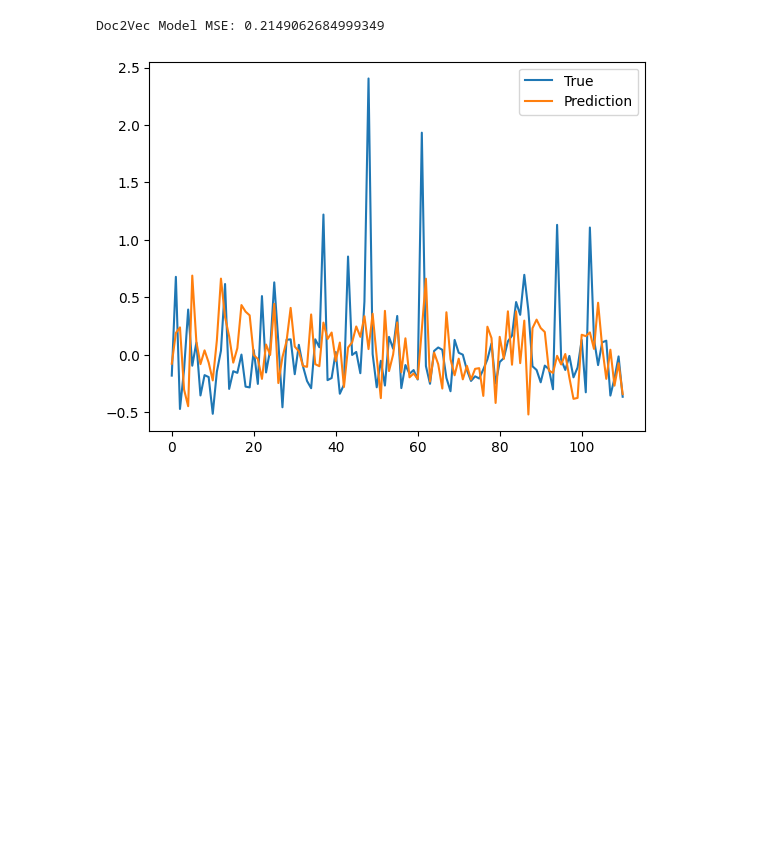
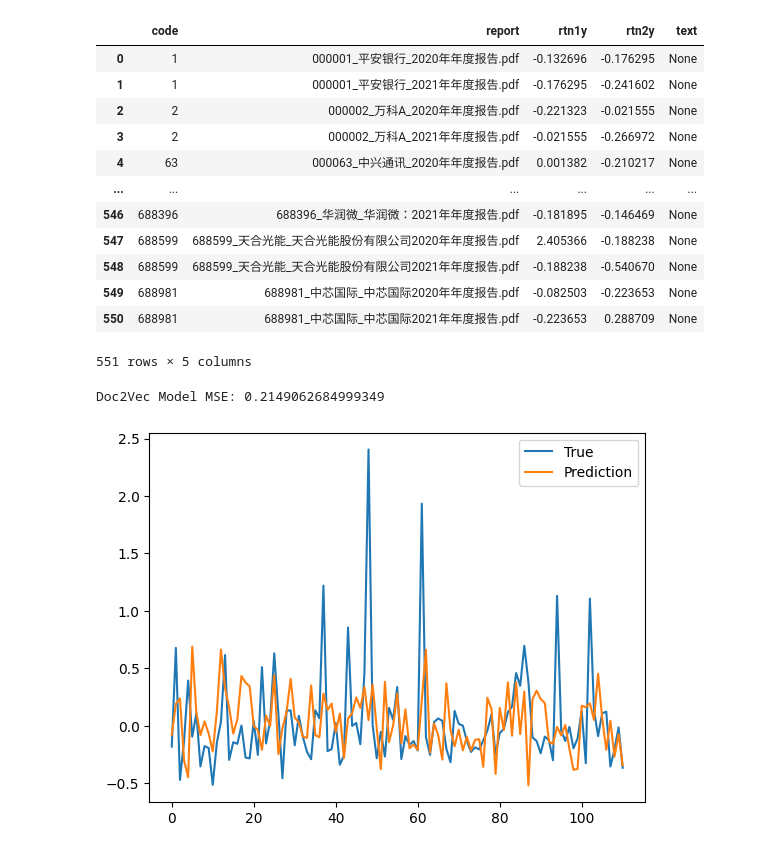
Before and after one commit to online727/DataMining-Optimization, a Jupyter notebook: csq/doc2vec .ipynb, the cells around one changed output. Cells and saved outputs as stored; diff of their text form; code cells hidden in the pictures; blank space fills up the shorter version.

Commit message:
data

```diff
--- a/csq/doc2vec .ipynb
+++ b/csq/doc2vec .ipynb
@@ -7,6 +7,22 @@ from sklearn.model_selection import train_test_split
 from sklearn.linear_model import LinearRegression
 from sklearn.metrics import mean_squared_error
 import matplotlib.pyplot as plt
+# %%
+return_data
+# %% [output]
+|  | code | report | rtn1y | rtn2y | text |
+| 0 | 1 | 000001_平安银行_2020年年度报告.pdf | -0.132696 | -0.176295 | None |
+| 1 | 1 | 000001_平安银行_2021年年度报告.pdf | -0.176295 | -0.241602 | None |
+| 2 | 2 | 000002_万科A_2020年年度报告.pdf | -0.221323 | -0.021555 | None |
+| 3 | 2 | 000002_万科A_2021年年度报告.pdf | -0.021555 | -0.266972 | None |
+| 4 | 63 | 000063_中兴通讯_2020年年度报告.pdf | 0.001382 | -0.210217 | None |
+| ... | ... | ... | ... | ... | ... |
+| 546 | 688396 | 688396_华润微_华润微：2021年年度报告.pdf | -0.181895 | -0.146469 | None |
+| 547 | 688599 | 688599_天合光能_天合光能股份有限公司2020年年度报告.pdf | 2.405366 | -0.188238 | None |
+| 548 | 688599 | 688599_天合光能_天合光能股份有限公司2021年年度报告.pdf | -0.188238 | -0.540670 | None |
+| 549 | 688981 | 688981_中芯国际_中芯国际2020年年度报告.pdf | -0.082503 | -0.223653 | None |
+| 550 | 688981 | 688981_中芯国际_中芯国际2021年年度报告.pdf | -0.223653 | 0.288709 | None |
+551 rows × 5 columns
 # %%
 # 读取CSV文件
 return_data = pd.read_csv("../Data/ReportReturn.csv")
```
Also changed, not shown: parts of 1 cell of this notebook, 1 other file.
